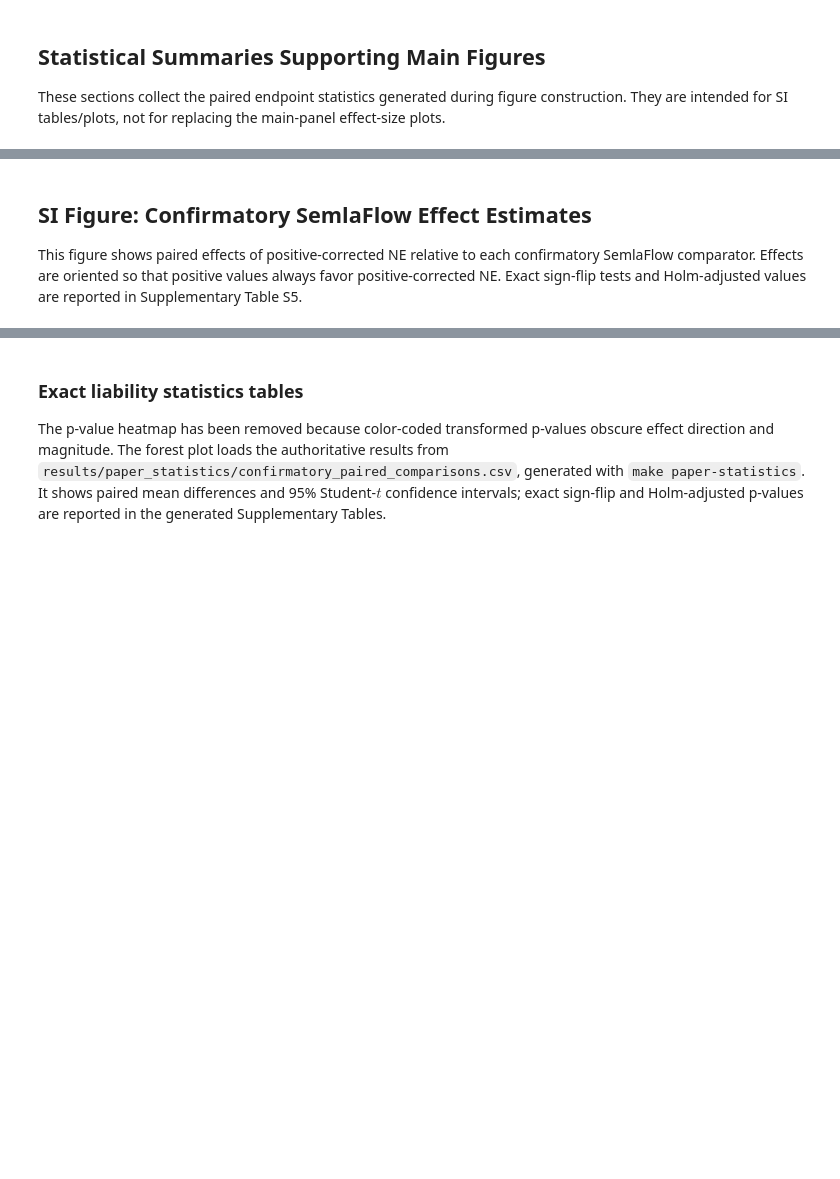
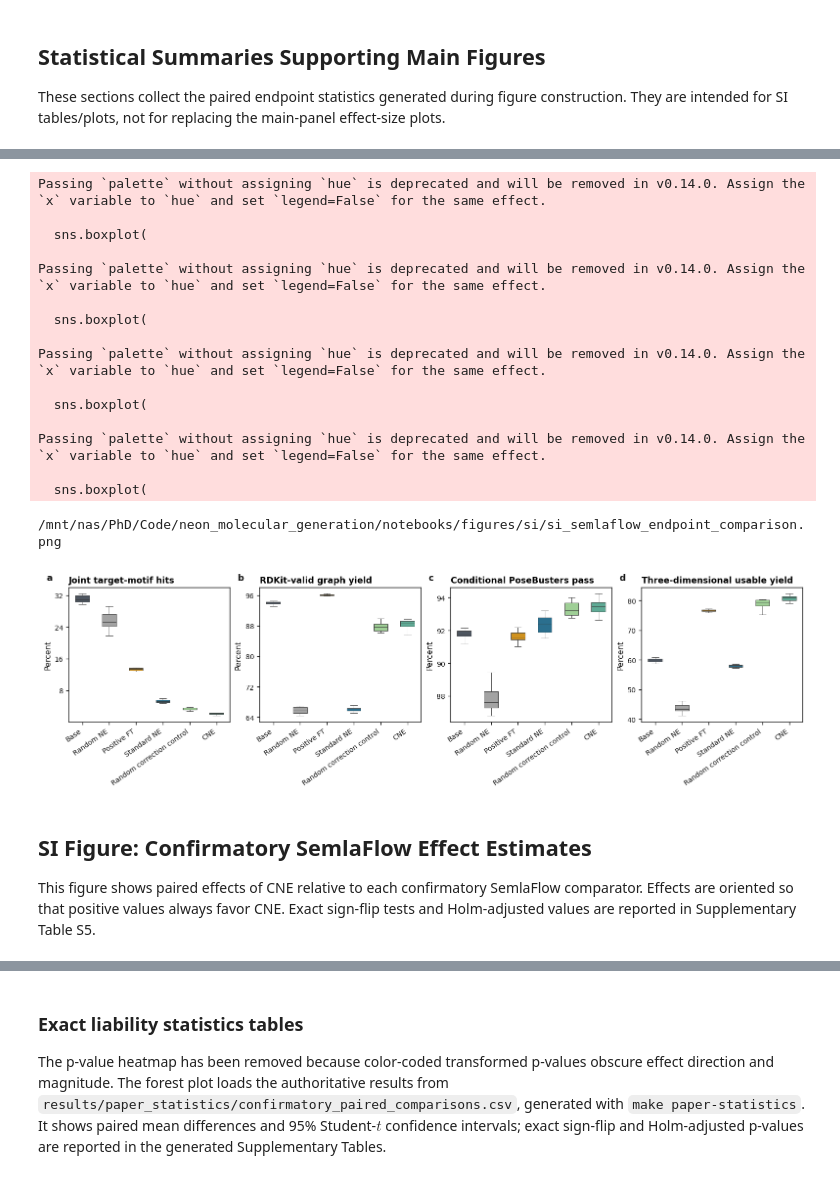
Before and after one commit to JoshuaHesse/negative_extrapolation_molgen, a Jupyter notebook: notebooks/260617_si_figures_and_statistics.ipynb, the cells around one changed output, grey strips where cells are left out. Cells and saved outputs as stored; diff of their text form; code cells hidden in the pictures; blank space fills up the shorter version.

```diff
--- a/notebooks/260617_si_figures_and_statistics.ipynb
+++ b/notebooks/260617_si_figures_and_statistics.ipynb
@@ -692,7 +1280,81 @@ plt.show()
+# %%
+semla_root = RESULTS / "external" / "semlaflow" / "four_liability_joint_replicates" / "analysis"
+semla_endpoints = pd.read_csv(semla_root / "replicate_metrics.csv")
+semla_pose = pd.read_csv(semla_root / "posebusters_replicate_metrics.csv")
+semla_endpoints = semla_endpoints[semla_endpoints["seed"].isin(PAPER_SEEDS_10)].copy()
+semla_pose = semla_pose[semla_pose["seed"].isin(PAPER_SEEDS_10)].copy()
+SEMLA_POSE_MAP = {
+    "standard_ne_2p5": "full_model_neon_lambda_2p5",
+    "random_ne_2p5": "full_model_random_neon_lambda_2p5",
+    "norm_matched_random_corrected_ne_2p5": "full_model_norm_matched_random_corrected_neon_lambda_2p5",
+    "positive_corrected_ne_2p5": "full_model_positive_corrected_neon_lambda_2p5",
+}
+semla_pose["model"] = semla_pose["model"].map(SEMLA_POSE_MAP).fillna(semla_pose["model"])
+SEMLA_ORDER = [
+    "base", "full_model_random_neon_lambda_2p5", "positive_tuned",
+    "full_model_neon_lambda_2p5", "full_model_norm_matched_random_corrected_neon_lambda_2p5",
+    "full_model_positive_corrected_neon_lambda_2p5",
+]
+SEMLA_LABELS = {
+    "base": "Base", "full_model_random_neon_lambda_2p5": "Random NE",
+    "positive_tuned": "Positive FT", "full_model_neon_lambda_2p5": "Standard NE",
+    "full_model_norm_matched_random_corrected_neon_lambda_2p5": "Random correction control",
+    "full_model_positive_corrected_neon_lambda_2p5": "CNE",
+}
+SEMLA_COLORS = {
+    "base": METHOD_COLORS["base"], "full_model_random_neon_lambda_2p5": METHOD_COLORS["random_ne"],
+    "positive_tuned": METHOD_COLORS["positive"], "full_model_neon_lambda_2p5": NE_LAMBDA_COLORS[0.50],
+    "full_model_norm_matched_random_corrected_neon_lambda_2p5": "#99D98C",
+    "full_model_positive_corrected_neon_lambda_2p5": "#52B69A",
+}
+
+fig, axes = plt.subplots(1, 4, figsize=(13.0, 3.7), constrained_layout=True)
+specs = [
+    (semla_endpoints, "four_liability_hit_fraction", "Joint target-motif hits"),
+    (semla_endpoints, "valid_fraction", "RDKit-valid graph yield"),
+    (semla_pose, "posebusters_all_checks_fraction_of_rdkit_valid", "Conditional PoseBusters pass"),
+    (semla_pose, "usable_3d_yield", "Three-dimensional usable yield"),
+]
+for ax, (frame, metric, title) in zip(axes, specs):
+    panel = frame[frame["model"].isin(SEMLA_ORDER)].copy()
+    panel[metric] = 100.0 * panel[metric]
+    sns.boxplot(
+        data=panel, x="model", y=metric, order=SEMLA_ORDER,
+        palette=[SEMLA_COLORS[m] for m in SEMLA_ORDER],
+        width=0.52, linewidth=0.5, fliersize=0, ax=ax,
+    )
+    ax.set_title(title, loc="left", fontweight="bold")
+    ax.set_xlabel("")
+    ax.set_ylabel("Percent")
+    ax.set_xticklabels([SEMLA_LABELS[m] for m in SEMLA_ORDER], rotation=35, ha="right")
+    ax.yaxis.set_major_locator(MaxNLocator(nbins=5))
+    style_ax(ax)
+
+label_subplots(fig, x=-0.14, y=1.04)
+save_figure(fig, "si_semlaflow_endpoint_comparison")
+plt.show()
+# %% [output]
+Passing `palette` without assigning `hue` is deprecated and will be removed in v0.14.0. Assign the `x` variable to `hue` and set `legend=False` for the same effect.
+
+  sns.boxplot(
+
+Passing `palette` without assigning `hue` is deprecated and will be removed in v0.14.0. Assign the `x` variable to `hue` and set `legend=False` for the same effect.
+
+  sns.boxplot(
+
+Passing `palette` without assigning `hue` is deprecated and will be removed in v0.14.0. Assign the `x` variable to `hue` and set `legend=False` for the same effect.
+
+  sns.boxplot(
+
+Passing `palette` without assigning `hue` is deprecated and will be removed in v0.14.0. Assign the `x` variable to `hue` and set `legend=False` for the same effect.
+
+  sns.boxplot(
+/mnt/nas/PhD/Code/neon_molecular_generation/notebooks/figures/si/si_semlaflow_endpoint_comparison.png
+[figure, added]
 # %% [markdown]
 ## SI Figure: Confirmatory SemlaFlow Effect Estimates
 
-This figure shows paired effects of positive-corrected NE relative to each confirmatory SemlaFlow comparator. Effects are oriented so that positive values always favor positive-corrected NE. Exact sign-flip tests and Holm-adjusted values are reported in Supplementary Table S5.
+This figure shows paired effects of CNE relative to each confirmatory SemlaFlow comparator. Effects are oriented so that positive values always favor CNE. Exact sign-flip tests and Holm-adjusted values are reported in Supplementary Table S5.
 # %%
 semla_stats = pd.read_csv(statistics_path)
 semla_stats = semla_stats[semla_stats["experiment"].eq("semlaflow")].copy()
```
Also changed, not shown: parts of 27 cells of this notebook, 11 other files.
